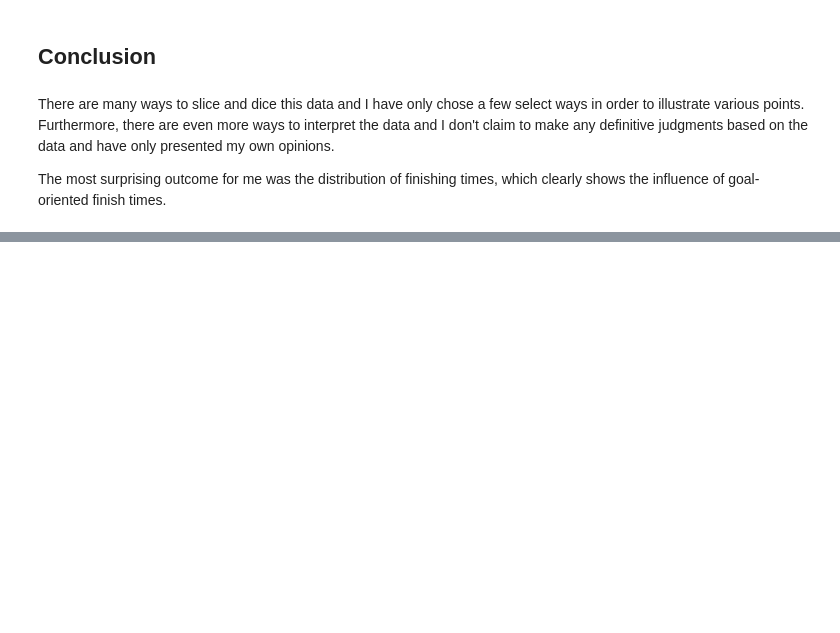
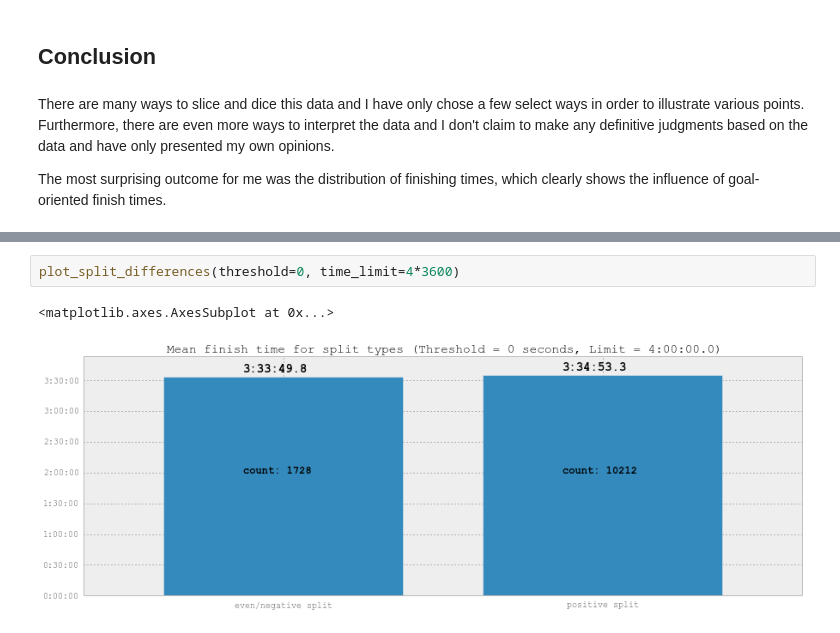
Before and after one commit to pchng/cm2013, a Jupyter notebook: 2013 Chicago Marathon Analysis.ipynb, the cells around one changed output, grey strips where cells are left out. Drawn from its saved outputs; the diff is of its cells as text; blank space fills up the shorter version.

```diff
--- a/2013 Chicago Marathon Analysis.ipynb
+++ b/2013 Chicago Marathon Analysis.ipynb
@@ -552,0 +610,5 @@ The most surprising outcome for me was the distribution of finishing times, whic
+# %%
+plot_split_differences(threshold=0, time_limit=4*3600)
+# %% [output]
+<matplotlib.axes.AxesSubplot at 0x...>
+[figure, added]
```
Also changed, not shown: parts of 11 cells of this notebook.
